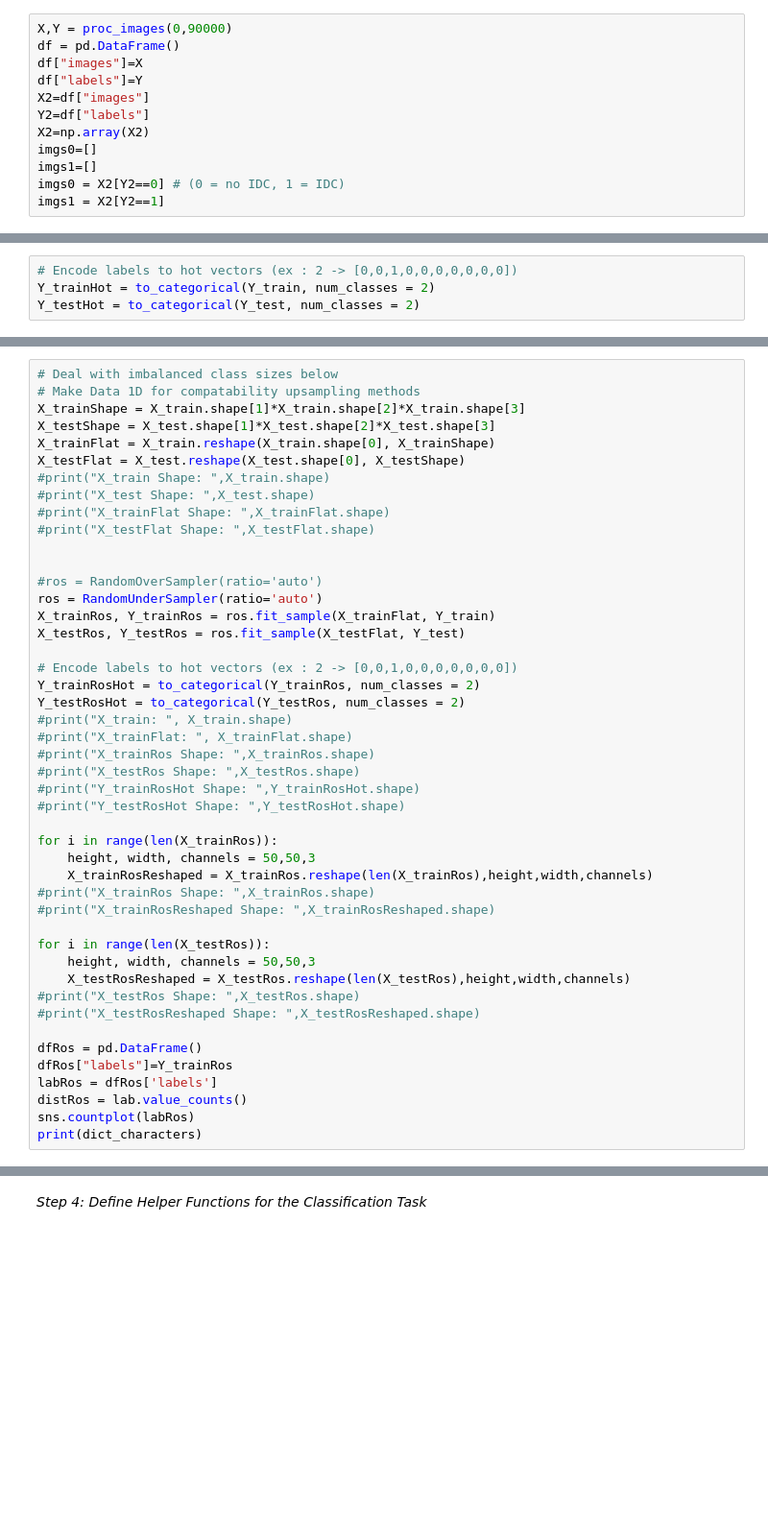
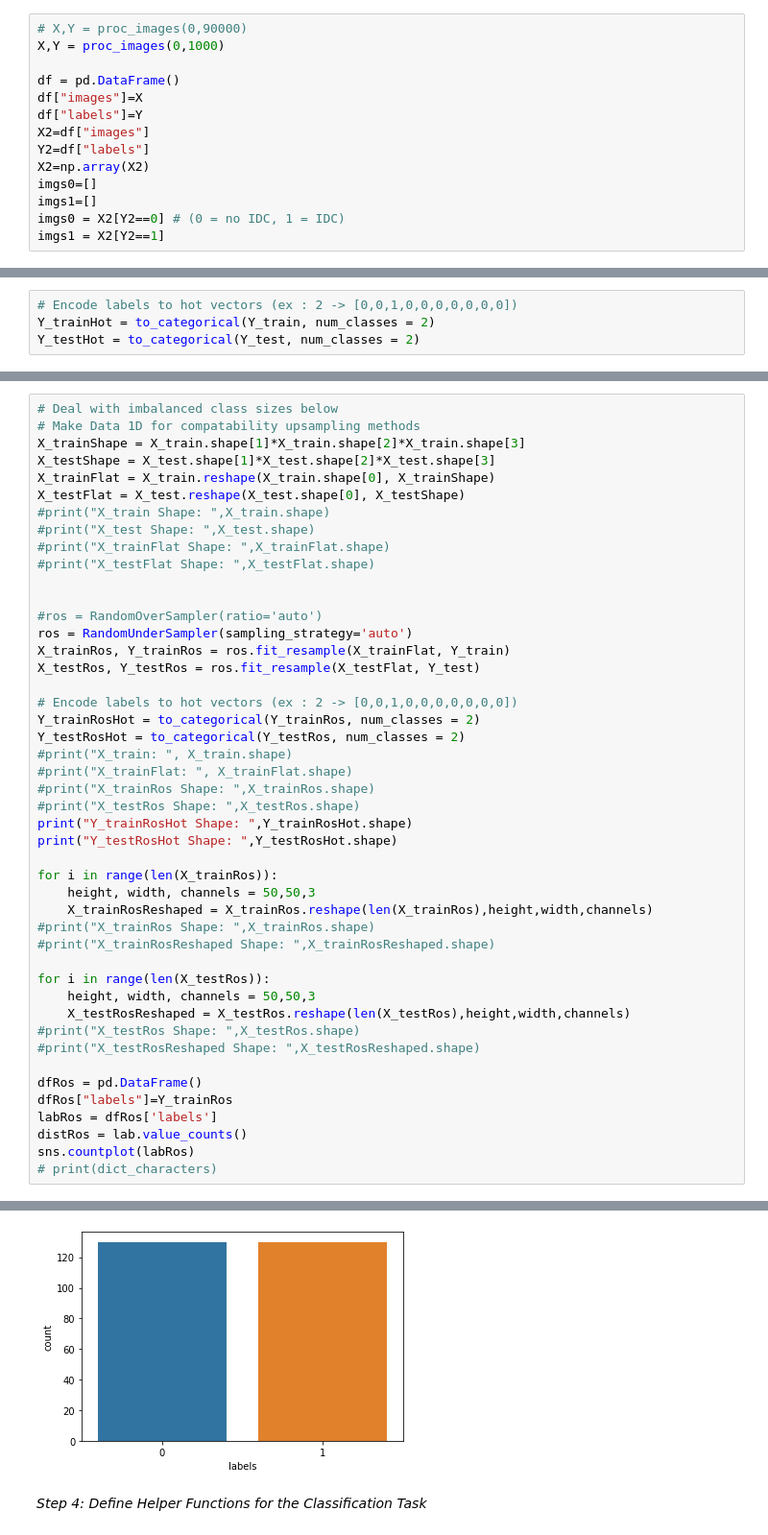
Before and after one commit to tbaums/ml-sandbox, a Jupyter notebook: tutorial-medical-image-class/medical-image-classification.ipynb, the cells around one changed output, grey strips where cells are left out. Shown at 96% size. Cells and saved outputs as stored; diff of their text form; blank space fills up the shorter version.

```diff
--- a/tutorial-medical-image-class/medical-image-classification.ipynb
+++ b/tutorial-medical-image-class/medical-image-classification.ipynb
@@ -137,7 +136,9 @@ def proc_images(lowerIndex,upperIndex):
             return
     return x,y
 # %%
-X,Y = proc_images(0,90000)
+# X,Y = proc_images(0,90000)
+X,Y = proc_images(0,1000)
+
 df = pd.DataFrame()
 df["images"]=X
 df["labels"]=Y
@@ -249,9 +286,9 @@ X_testFlat = X_test.reshape(X_test.shape[0], X_testShape)
 
 
 #ros = RandomOverSampler(ratio='auto')
-ros = RandomUnderSampler(ratio='auto')
-X_trainRos, Y_trainRos = ros.fit_sample(X_trainFlat, Y_train)
-X_testRos, Y_testRos = ros.fit_sample(X_testFlat, Y_test)
+ros = RandomUnderSampler(sampling_strategy='auto')
+X_trainRos, Y_trainRos = ros.fit_resample(X_trainFlat, Y_train)
+X_testRos, Y_testRos = ros.fit_resample(X_testFlat, Y_test)
 
 # Encode labels to hot vectors (ex : 2 -> [0,0,1,0,0,0,0,0,0,0])
 Y_trainRosHot = to_categorical(Y_trainRos, num_classes = 2)
@@ -260,8 +297,8 @@ Y_testRosHot = to_categorical(Y_testRos, num_classes = 2)
 #print("X_trainFlat: ", X_trainFlat.shape)
 #print("X_trainRos Shape: ",X_trainRos.shape)
 #print("X_testRos Shape: ",X_testRos.shape)
-#print("Y_trainRosHot Shape: ",Y_trainRosHot.shape)
-#print("Y_testRosHot Shape: ",Y_testRosHot.shape)
+print("Y_trainRosHot Shape: ",Y_trainRosHot.shape)
+print("Y_testRosHot Shape: ",Y_testRosHot.shape)
 
 for i in range(len(X_trainRos)):
     height, width, channels = 50,50,3
@@ -280,4 +317,5 @@ dfRos["labels"]=Y_trainRos
 labRos = dfRos['labels']
 distRos = lab.value_counts()
 sns.countplot(labRos)
-print(dict_characters)
+# print(dict_characters)
+# %% [output]
@@ -284,3 +325,4 @@ print(dict_characters)
+[figure, added]
 # %% [markdown]
 *Step 4: Define Helper Functions for the Classification Task*
 # %%
```
Also changed, not shown: parts of 18 cells of this notebook.
